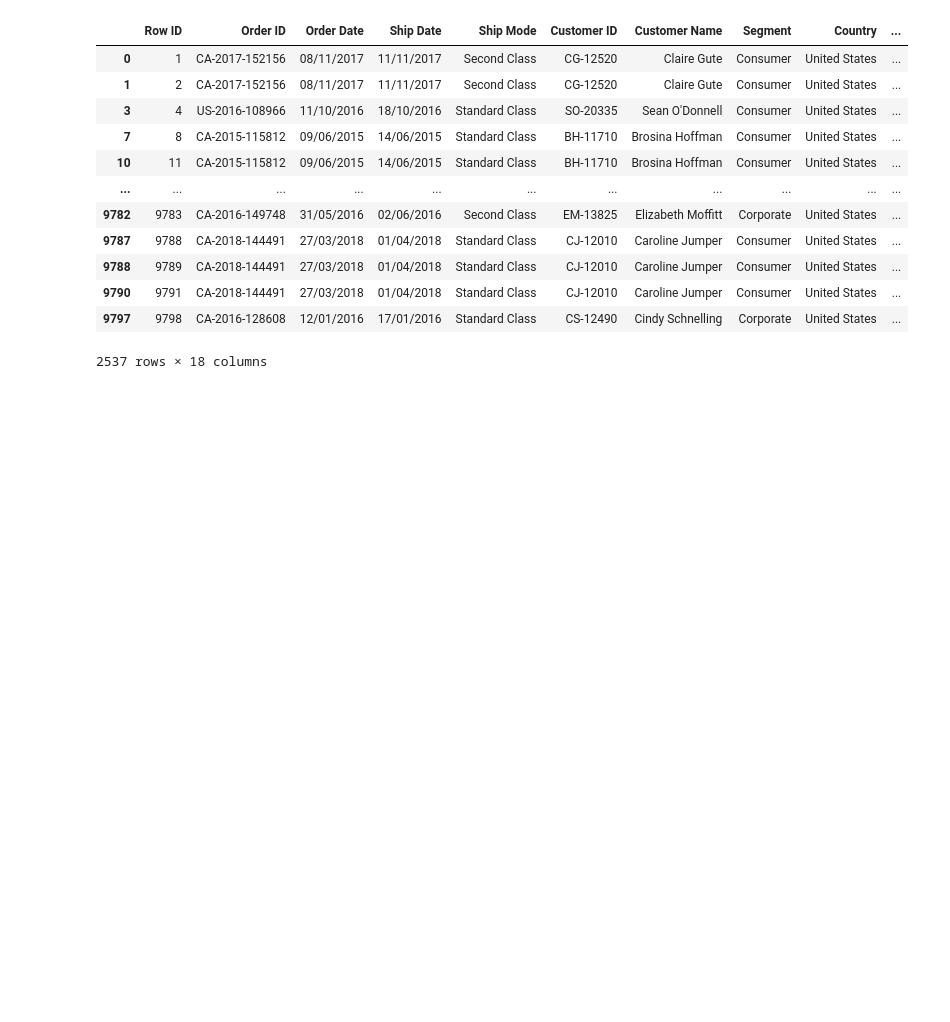
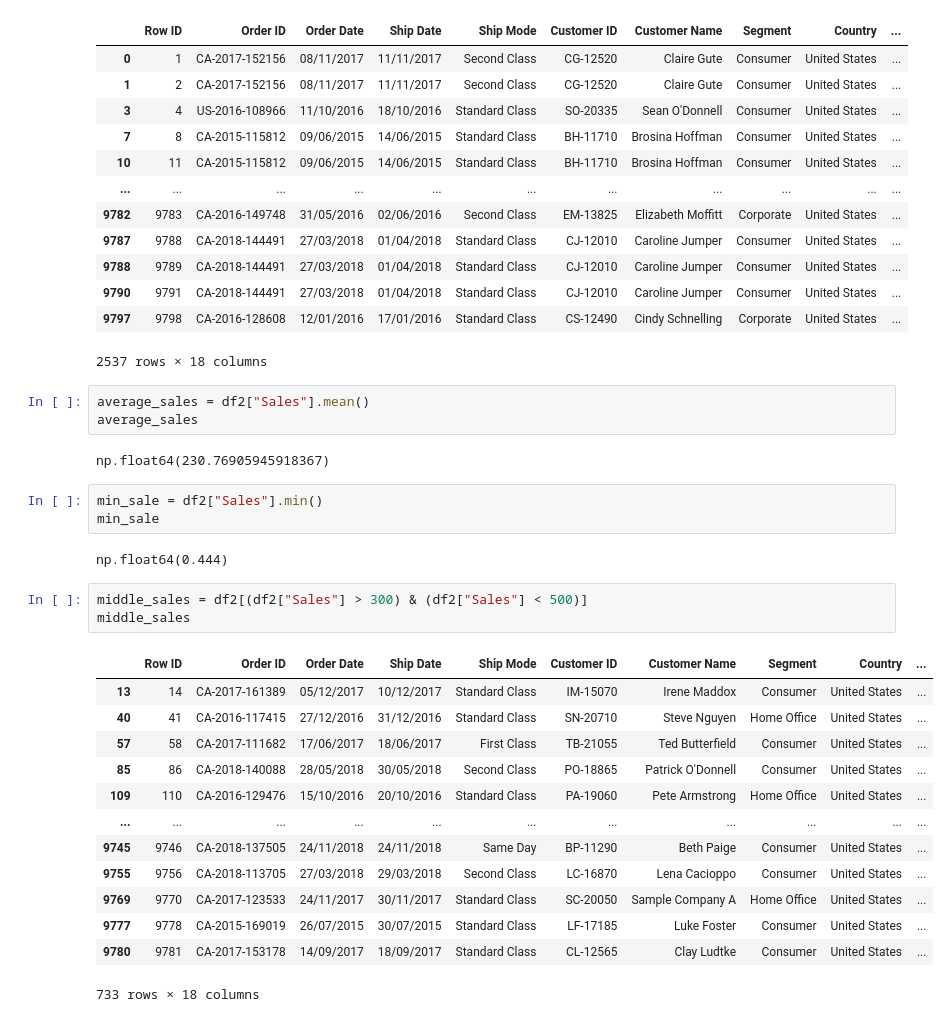
Before and after one commit to melissaviolet/app_development, a Jupyter notebook: test.ipynb, the cells around one changed output. Cells and saved outputs as stored; diff of their text form; blank space fills up the shorter version.

Commit message:
finding average

```diff
--- a/test.ipynb
+++ b/test.ipynb
@@ -100,3 +100,30 @@ high_sales
 | 9790 | 9791 | CA-2018-144491 | 27/03/2018 | 01/04/2018 | Standard Class | CJ-12010 | Caroline Jumper | Consumer | United States | ... |
 | 9797 | 9798 | CA-2016-128608 | 12/01/2016 | 17/01/2016 | Standard Class | CS-12490 | Cindy Schnelling | Corporate | United States | ... |
 2537 rows × 18 columns
+# %%
+average_sales = df2["Sales"].mean()
+average_sales
+# %% [output]
+np.float64(230.76905945918367)
+# %%
+min_sale = df2["Sales"].min()
+min_sale
+# %% [output]
+np.float64(0.444)
+# %%
+middle_sales = df2[(df2["Sales"] > 300) & (df2["Sales"] < 500)]
+middle_sales
+# %% [output]
+|  | Row ID | Order ID | Order Date | Ship Date | Ship Mode | Customer ID | Customer Name | Segment | Country | ... |
+| 13 | 14 | CA-2017-161389 | 05/12/2017 | 10/12/2017 | Standard Class | IM-15070 | Irene Maddox | Consumer | United States | ... |
+| 40 | 41 | CA-2016-117415 | 27/12/2016 | 31/12/2016 | Standard Class | SN-20710 | Steve Nguyen | Home Office | United States | ... |
+| 57 | 58 | CA-2017-111682 | 17/06/2017 | 18/06/2017 | First Class | TB-21055 | Ted Butterfield | Consumer | United States | ... |
+| 85 | 86 | CA-2018-140088 | 28/05/2018 | 30/05/2018 | Second Class | PO-18865 | Patrick O'Donnell | Consumer | United States | ... |
+| 109 | 110 | CA-2016-129476 | 15/10/2016 | 20/10/2016 | Standard Class | PA-19060 | Pete Armstrong | Home Office | United States | ... |
+| ... | ... | ... | ... | ... | ... | ... | ... | ... | ... | ... |
+| 9745 | 9746 | CA-2018-137505 | 24/11/2018 | 24/11/2018 | Same Day | BP-11290 | Beth Paige | Consumer | United States | ... |
+| 9755 | 9756 | CA-2018-113705 | 27/03/2018 | 29/03/2018 | Second Class | LC-16870 | Lena Cacioppo | Consumer | United States | ... |
+| 9769 | 9770 | CA-2017-123533 | 24/11/2017 | 30/11/2017 | Standard Class | SC-20050 | Sample Company A | Home Office | United States | ... |
+| 9777 | 9778 | CA-2015-169019 | 26/07/2015 | 30/07/2015 | Standard Class | LF-17185 | Luke Foster | Consumer | United States | ... |
+| 9780 | 9781 | CA-2017-153178 | 14/09/2017 | 18/09/2017 | Standard Class | CL-12565 | Clay Ludtke | Consumer | United States | ... |
+733 rows × 18 columns
```
